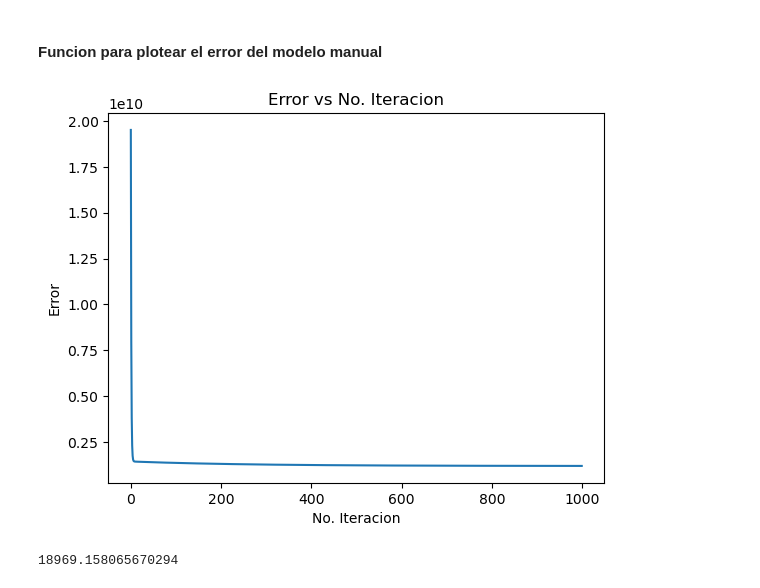
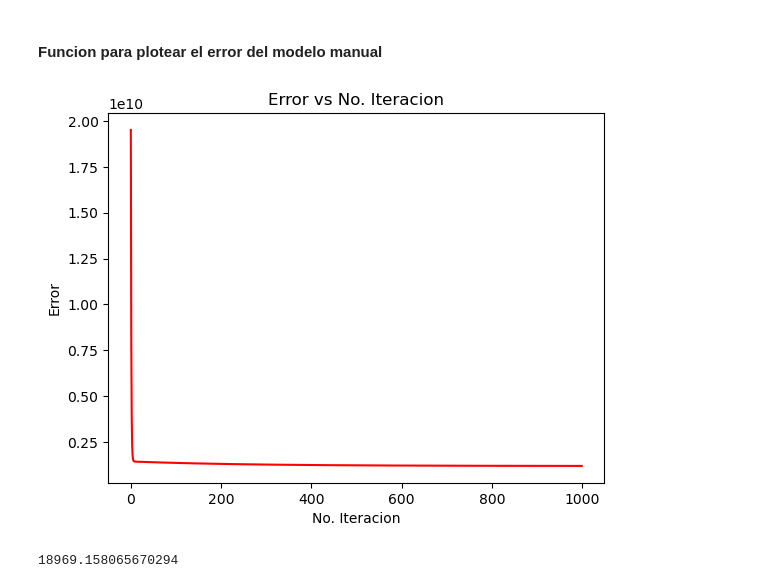
Before and after one commit to JPRodasM/Proyecto_1_CDP_23007125, a Jupyter notebook: Proyecto1.ipynb, the cells around one changed output. Cells and saved outputs as stored; diff of their text form; code cells hidden in the pictures.

```diff
--- a/Proyecto1.ipynb
+++ b/Proyecto1.ipynb
@@ -343,17 +343,17 @@ array([ 43104.52146466, -81274.5318268 ])
 # %% [markdown]
 #### Funcion para plotear el error del modelo manual
 # %%
-def ShowErrorPlot(error,plotTittle):
-    plt.plot(error)
+def ShowErrorPlot(error,plotTittle,strColor):
+    plt.plot(error, color=strColor)
     plt.title(plotTittle)
     plt.yscale('linear')
     plt.xlabel('No. Iteracion')
     plt.ylabel('Error')
     plt.show()
 # %%
-ShowErrorPlot(error_list,'Error vs No. Iteracion')
+ShowErrorPlot(error_list,'Error vs No. Iteracion','red')
 # %% [output]
-[figure, old version]
+[figure, new version]
 # %%
 def Recta(x,b_1,b_0):
     return b_1*x+b_0
```
Also changed, not shown: parts of 12 cells of this notebook.
